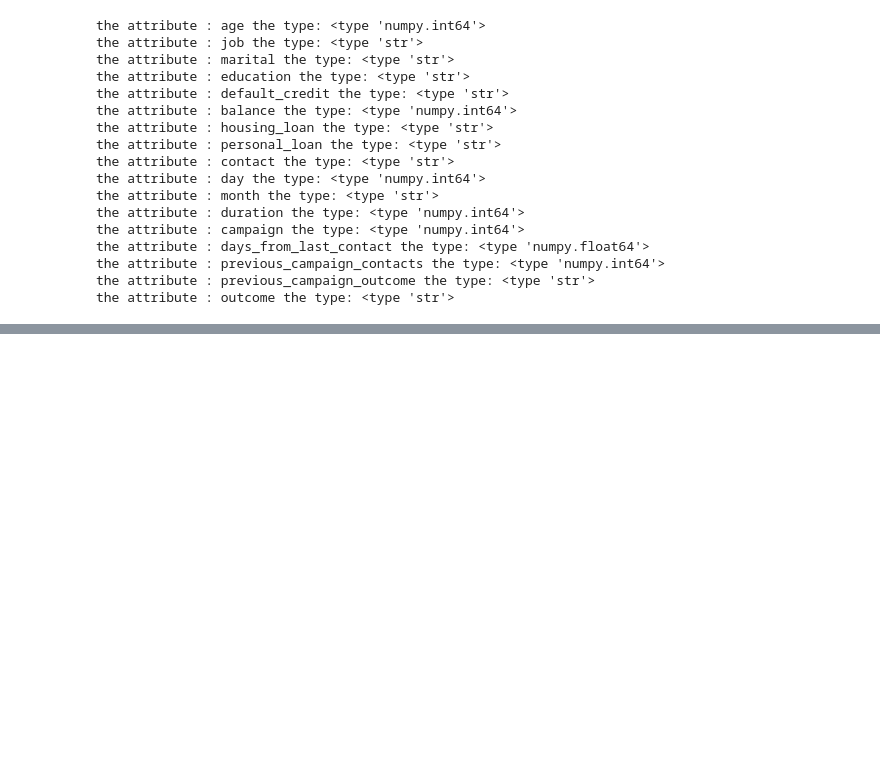
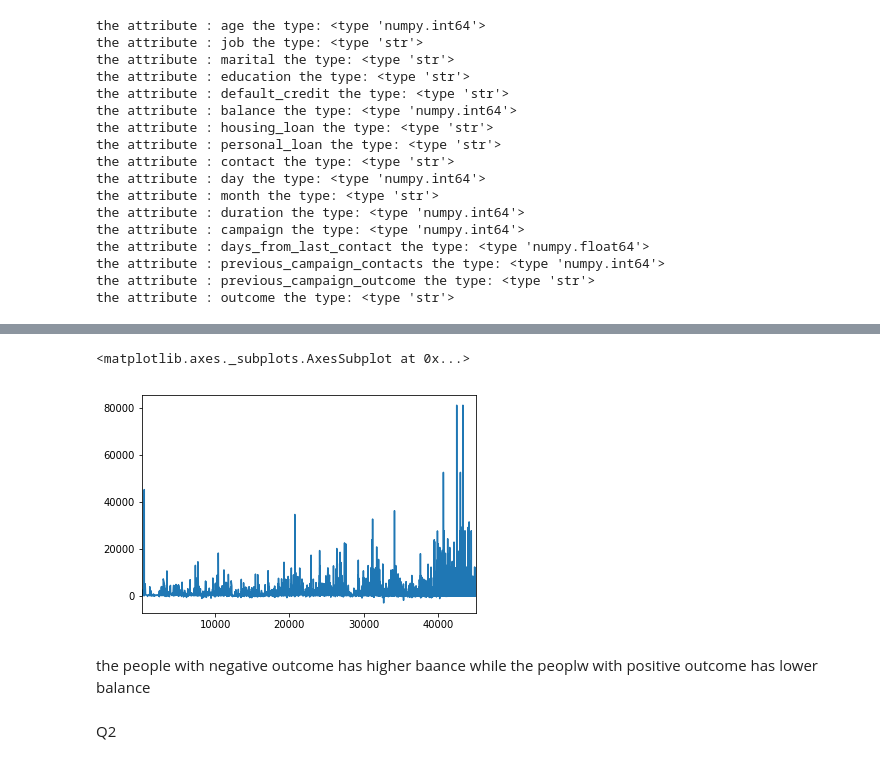
Before and after one commit to gefenk9/DataScience, a Jupyter notebook: ex1.ipynb, the cells around one changed output, grey strips where cells are left out. Drawn from its saved outputs; the diff is of its cells as text; code cells hidden in the pictures; blank space fills up the shorter version.

```diff
--- a/ex1.ipynb
+++ b/ex1.ipynb
@@ -54,0 +112,9 @@ the attribute : outcome the type: <type 'str'>
+# %%
+balance_pos_outcome.plot()
+# %% [output]
+<matplotlib.axes._subplots.AxesSubplot at 0x...>
+[figure, added]
+# %% [markdown]
+the people with negative outcome has higher baance while the peoplw with positive outcome has lower balance
+# %% [markdown]
+Q2
```
Also changed, not shown: parts of 12 cells of this notebook.
